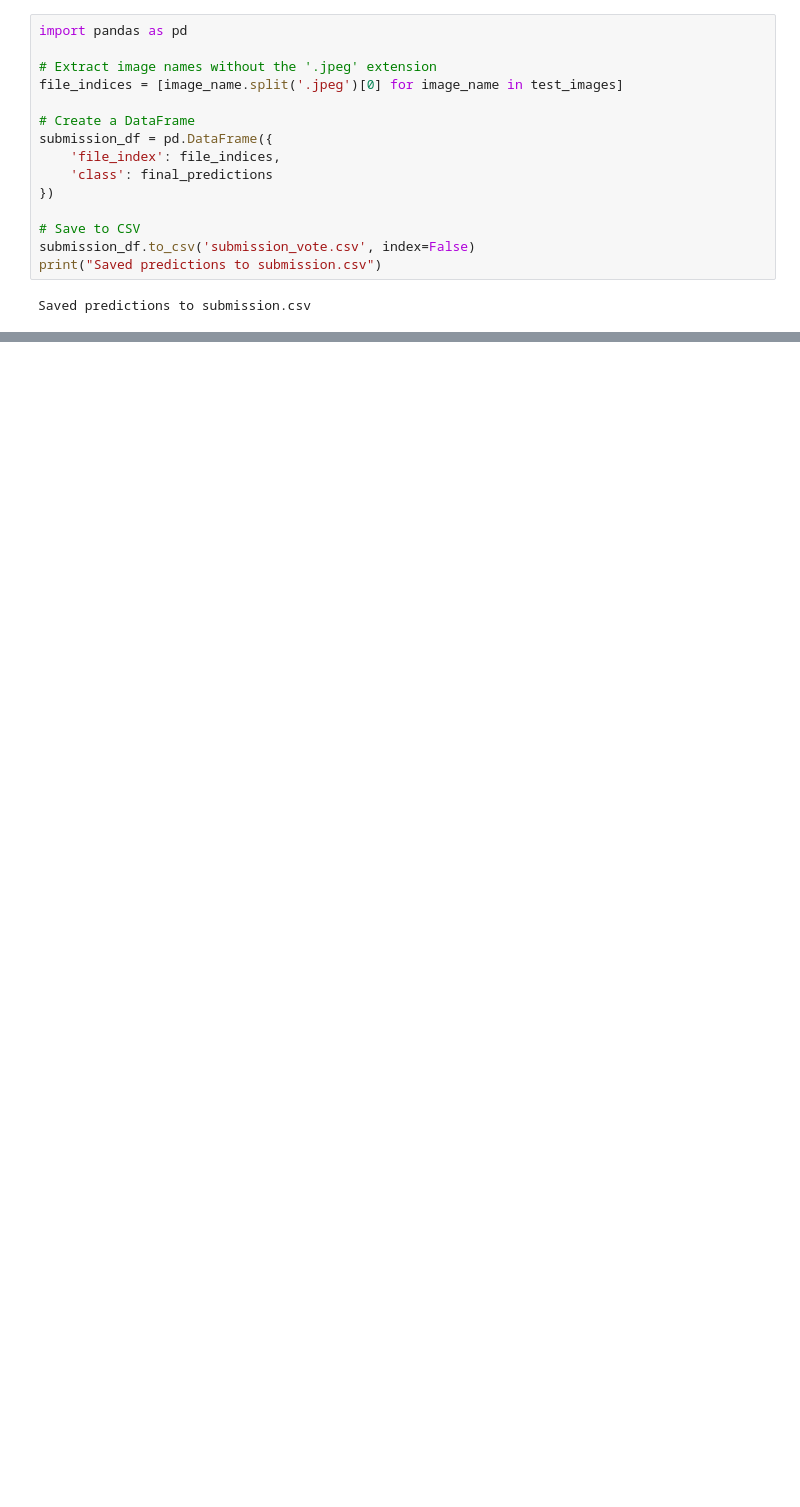
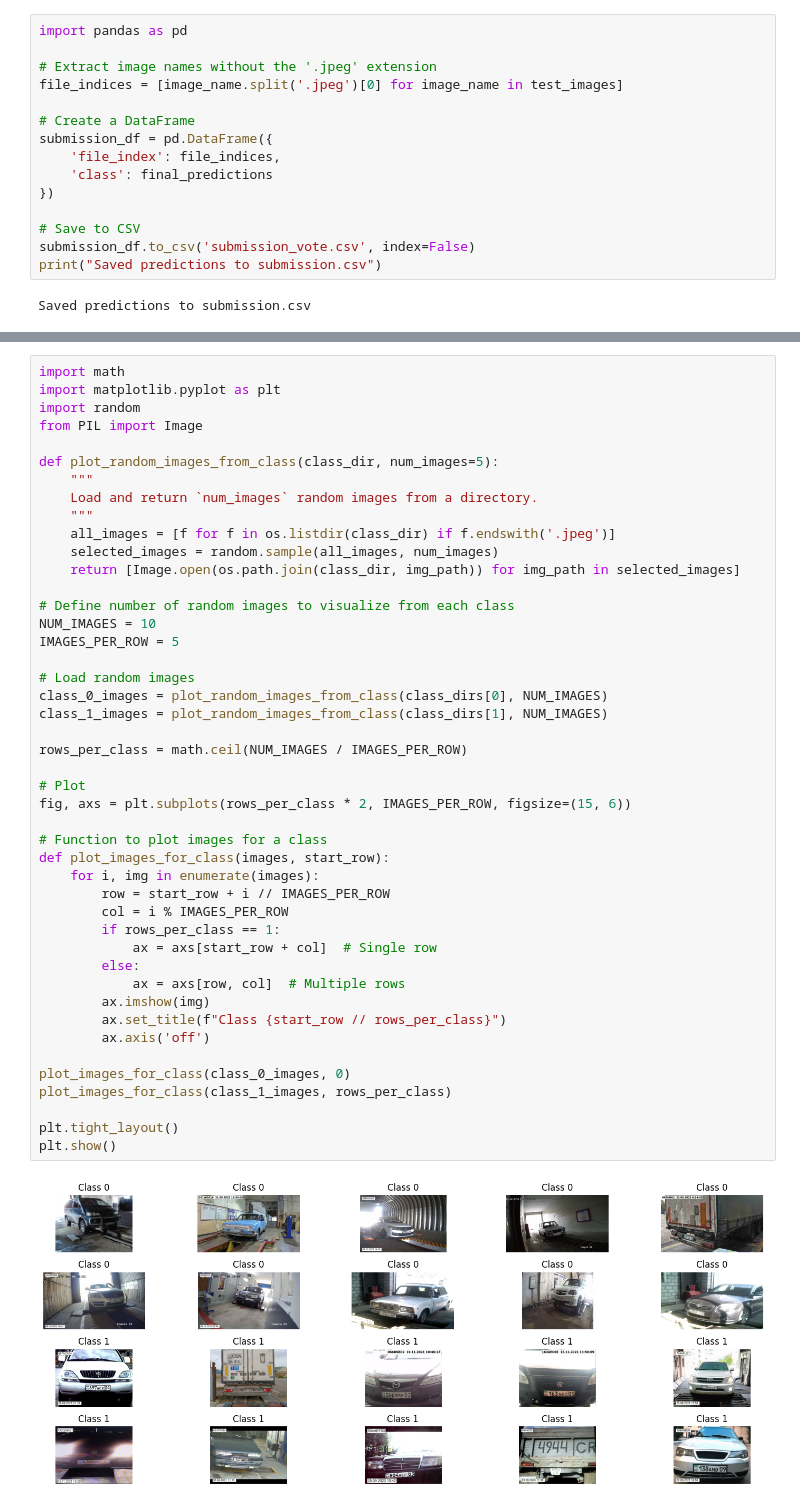
Before and after one commit to AlimTleuliyev/datasaur2023, a Jupyter notebook: train-datasaur-all-vote.ipynb, the cells around one changed output, grey strips where cells are left out. Cells and saved outputs as stored; diff of their text form; blank space fills up the shorter version.

```diff
--- a/train-datasaur-all-vote.ipynb
+++ b/train-datasaur-all-vote.ipynb
@@ -297,0 +329,47 @@ Saved predictions to submission.csv
+# %%
+import math
+import matplotlib.pyplot as plt
+import random
+from PIL import Image
+
+def plot_random_images_from_class(class_dir, num_images=5):
+    """
+    Load and return `num_images` random images from a directory.
+    """
+    all_images = [f for f in os.listdir(class_dir) if f.endswith('.jpeg')]
+    selected_images = random.sample(all_images, num_images)
+    return [Image.open(os.path.join(class_dir, img_path)) for img_path in selected_images]
+
+# Define number of random images to visualize from each class
+NUM_IMAGES = 10
+IMAGES_PER_ROW = 5
+
+# Load random images
+class_0_images = plot_random_images_from_class(class_dirs[0], NUM_IMAGES)
+class_1_images = plot_random_images_from_class(class_dirs[1], NUM_IMAGES)
+
+rows_per_class = math.ceil(NUM_IMAGES / IMAGES_PER_ROW)
+
+# Plot
+fig, axs = plt.subplots(rows_per_class * 2, IMAGES_PER_ROW, figsize=(15, 6))
+
+# Function to plot images for a class
+def plot_images_for_class(images, start_row):
+    for i, img in enumerate(images):
+        row = start_row + i // IMAGES_PER_ROW
+        col = i % IMAGES_PER_ROW
+        if rows_per_class == 1:
+            ax = axs[start_row + col]  # Single row
+        else:
+            ax = axs[row, col]  # Multiple rows
+        ax.imshow(img)
+        ax.set_title(f"Class {start_row // rows_per_class}")
+        ax.axis('off')
+
+plot_images_for_class(class_0_images, 0)
+plot_images_for_class(class_1_images, rows_per_class)
+
+plt.tight_layout()
+plt.show()
+# %% [output]
+[figure, added]
```
Also changed, not shown: parts of 3 cells of this notebook.
